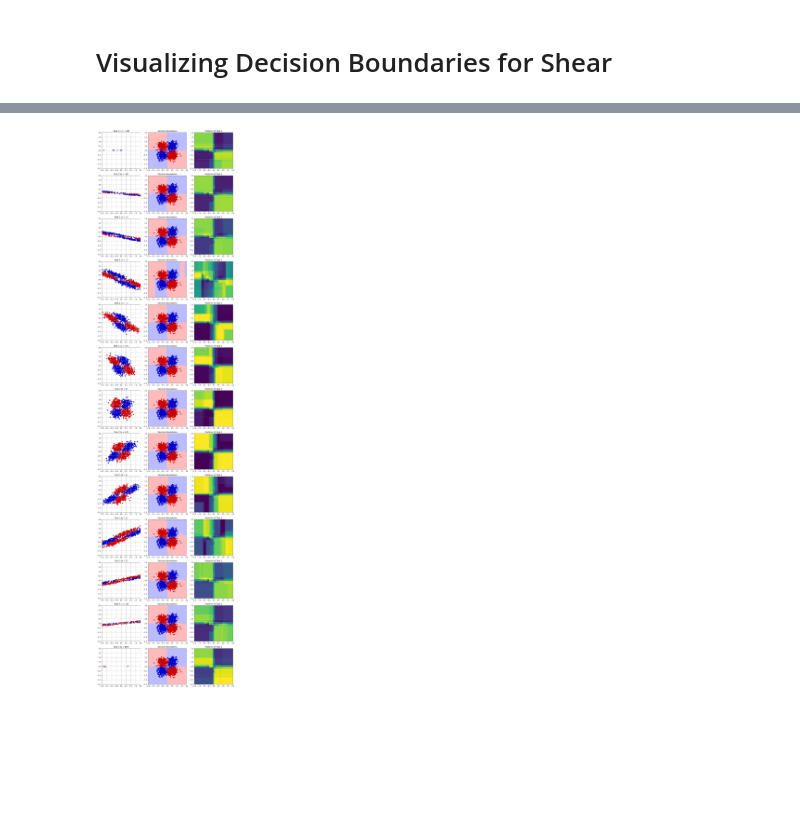
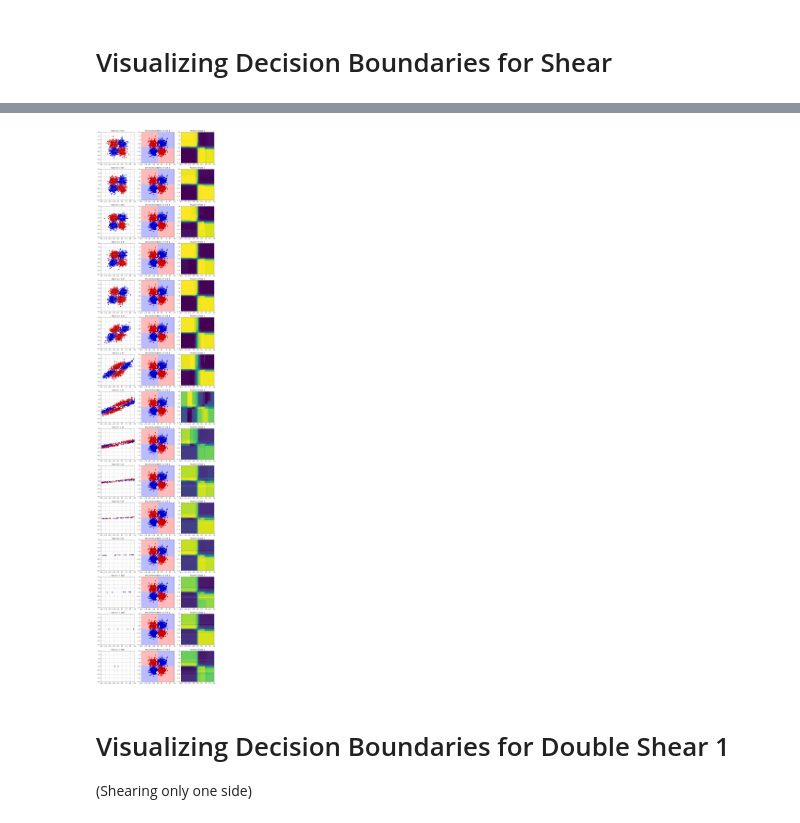
Before and after one commit to williamrxu/ndd-workspace, a Jupyter notebook: cpd_experiment_shear.ipynb, the cells around one changed output, grey strips where cells are left out. Saved outputs shown, nothing was run; the diff lists cells and outputs as text; code cells hidden in the pictures; blank space fills up the shorter version.

```diff
--- a/cpd_experiment_shear.ipynb
+++ b/cpd_experiment_shear.ipynb
@@ -93,7 +97,7 @@ def double_shearX(X, y, ss=(0,0) , dim=[0,1]):
     return X, y
 # %%
 def generate_gaussian_parity(n_samples, centers=None, class_label=None,
-    cluster_std=0.25, random_state=None):
+    cluster_std=0.25, angle_params=None, random_state=None):
 
     if random_state != None:
         np.random.seed(random_state)
@@ -121,7 +125,16 @@ def generate_gaussian_parity(n_samples, centers=None, class_label=None,
     for blob in range(blob_num):
         y[np.where(y == blob)] = class_label[blob]
 
+    if angle_params != None:
+        R = _generate_2d_rotation(angle_params)
+        X = X @ R
+
     return X, y
+
+def _generate_2d_rotation(theta=0):
+    R = np.array([[np.cos(theta), np.sin(theta)], [-np.sin(theta), np.cos(theta)]])
+
+    return R
 # %% [markdown]
 # Visualizing Transformation
 # %%
@@ -178,7 +191,8 @@ grid = np.c_[xx.ravel(), yy.ravel()]
 X = [];
 y = [];
 
-S = [-100, -10, -5, -2, -1, -0.5, 0, 0.5, 1, 2, 5, 10, 100];
+#S = [-100, -10, -5, -2, -1, -0.5, 0, 0.5, 1, 2, 5, 10, 100];
+S = [0.01, 0.02, 0.05, 0.1, 0.2, 0.5, 1, 2, 5, 10, 20, 50, 100, 200, 500];
 
 for i in S:
     D,c = generate_gaussian_parity(1000);
@@ -239,32 +253,35 @@ w = 3;
 n = len(S)
 plt.figure(figsize=(w*5, n*5))
 
 for i in range(n):
     #Decision Boundary
     zz = c[i];
     zz = zz.reshape(xx.shape);
 
     #Posteriors
     pp = p[i];
     pp = pp.reshape(xx.shape);
 
     #Task 2 Distribution
     x = X[i];
 
     plt.subplot(n,w, w*i+1);
     plt.scatter(x[:,0], x[:,1], c=y[i], cmap=cmap_bold);
     plt.xlim([-l,l]); plt.ylim([-l,l]);
     plt.grid(); plt.title('Task 2 (s = {})'.format(S[i]));
 
     plt.subplot(n,w, w*i+2);
     plt.pcolormesh(xx, yy, zz, cmap=cmap_light);
     plt.scatter(U[:,0], U[:,1], c=v, cmap=cmap_bold);
     plt.xlim([-l,l]); plt.ylim([-l,l]);
-    plt.title('Decision Boundaries');
+    plt.title('Decision Boundaries on Task 1');
 
     plt.subplot(n,w, w*i+3);
     plt.pcolormesh(xx, yy, pp);
     plt.xlim([-l,l]); plt.ylim([-l,l]);
     plt.title('Posterior of Task 1');
 # %% [output]
-[figure, old version]
+[figure, new version]
+# %% [markdown]
+# Visualizing Decision Boundaries for Double Shear 1
+(Shearing only one side)
```
Also changed, not shown: parts of 23 cells of this notebook.
